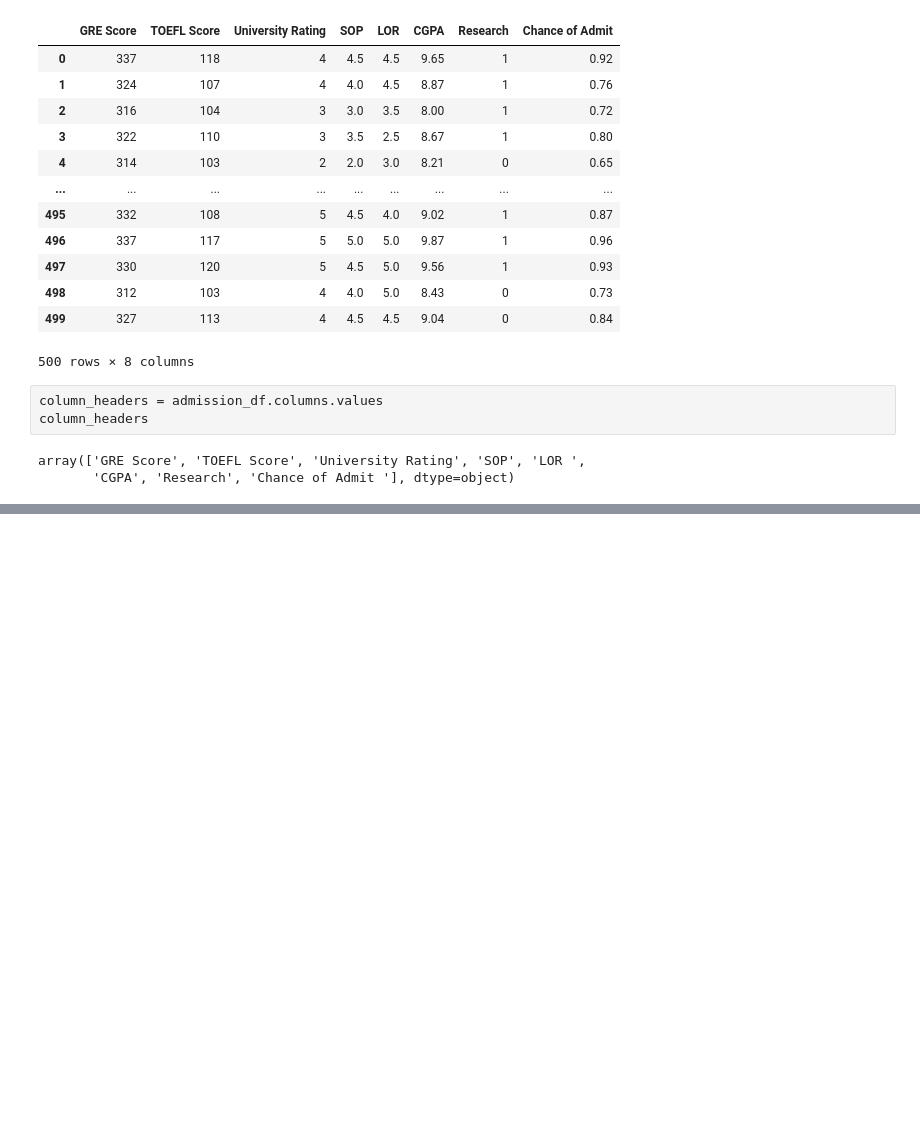
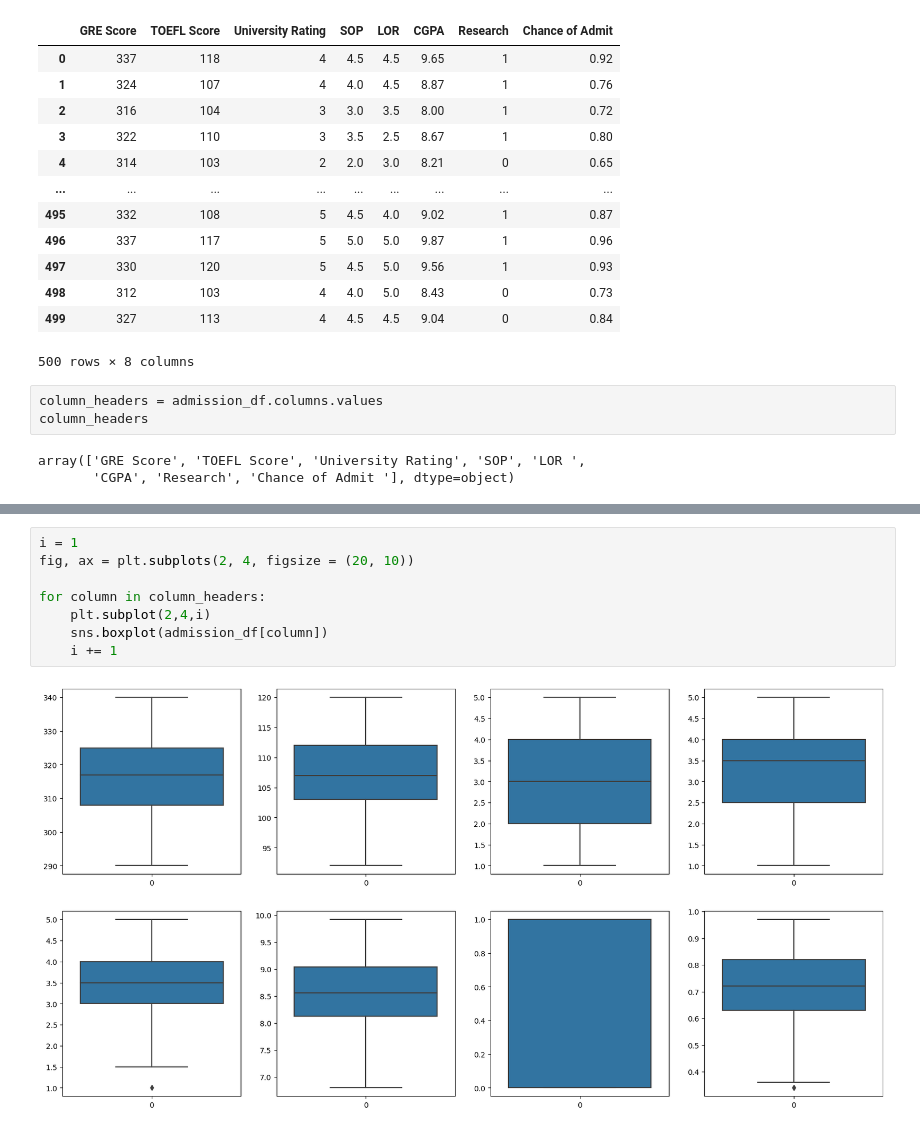
Before and after one commit to AlvaroBishop/GraduateSchoolAcceptancePrediction, a Jupyter notebook: Graduate_Admission_Prediction.ipynb, the cells around one changed output, grey strips where cells are left out. Drawn from its saved outputs; the diff is of its cells as text; blank space fills up the shorter version.

```diff
--- a/Graduate_Admission_Prediction.ipynb
+++ b/Graduate_Admission_Prediction.ipynb
@@ -91,0 +103,10 @@ NameError: name 'column' is not defined
+# %%
+i = 1
+fig, ax = plt.subplots(2, 4, figsize = (20, 10))
+
+for column in column_headers:
+    plt.subplot(2,4,i)
+    sns.boxplot(admission_df[column])
+    i += 1
+# %% [output]
+[figure, added]
```
Also changed, not shown: parts of 20 cells of this notebook.
